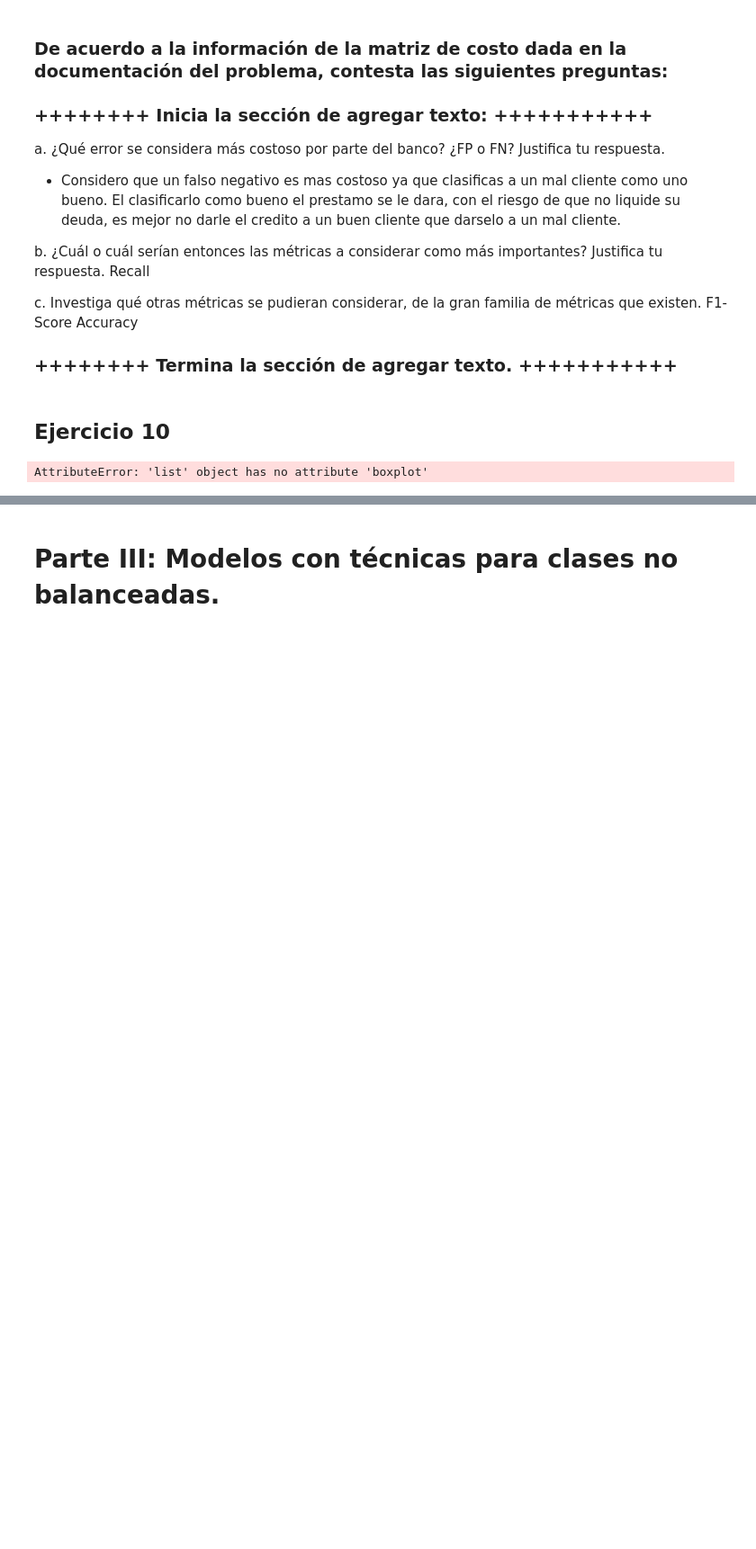
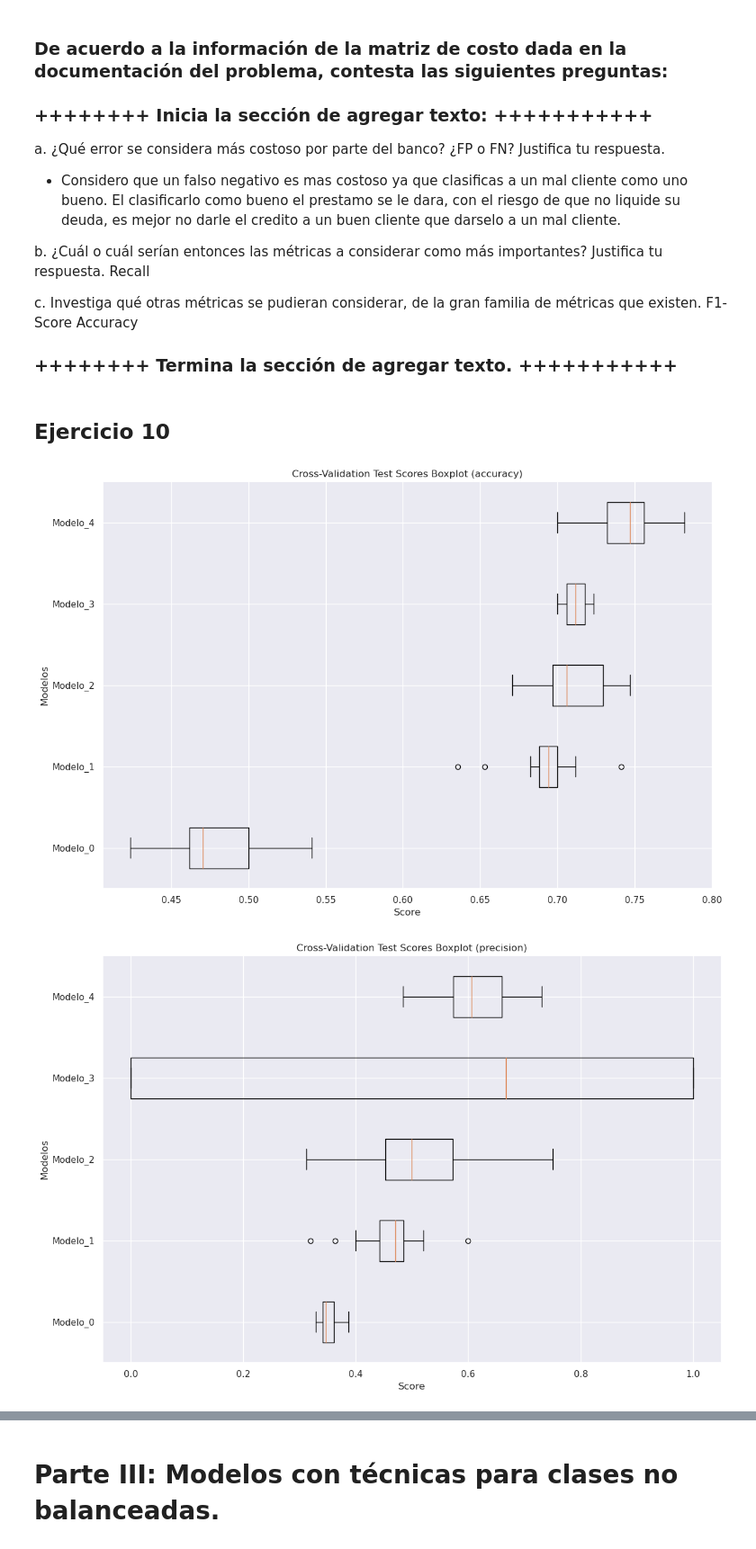
Before and after one commit to fran-dev-front/actividad2_3, a Jupyter notebook: semana_5_6/MNA_IAyAA_semana_5_y_6_Actividad.ipynb, the cells around one changed output, grey strips where cells are left out. Shown at 90% size. Drawn from its saved outputs; the diff is of its cells as text; code cells hidden in the pictures; blank space fills up the shorter version.

```diff
--- a/semana_5_6/MNA_IAyAA_semana_5_y_6_Actividad.ipynb
+++ b/semana_5_6/MNA_IAyAA_semana_5_y_6_Actividad.ipynb
@@ -48,7 +52,7 @@ from sklearn.model_selection import cross_validate
 # %%
 # Cargamos los datos:
 
-df = pd.read_csv("./south_german_credit/SouthGermanCredit.asc",sep=' ')
+df = pd.read_csv("./SouthGermanCredit.asc",sep=' ')
 print(df.shape)
 df.head(3)
 # %% [output]
@@ -554,10 +554,6 @@ def mis_modelos():
   modelos.append(DecisionTreeClassifier(max_depth=2, min_samples_split=5, random_state=42 ))
   nombres.append('DTree')
 
-  # Bosque Aleatorio:
-  modelos.append(RandomForestClassifier( n_estimators=100, max_depth=3, min_samples_split=2, random_state=42 ))
-  nombres.append('RF')
-
   # XGBoosting:
   modelos.append(XGBClassifier( n_estimators=100,  # Número de árboles en el bosque
     max_depth=3,       # Profundidad máxima de cada árbol
@@ -568,15 +564,7 @@ def mis_modelos():
     random_state=42 ))
   nombres.append('XGBoost')
 
-  # Red neuronal de Perceptrón Multicapa:
-  modelos.append(MLPClassifier( hidden_layer_sizes=(100,), activation='relu', solver='adam', alpha=0.0001,
-                    batch_size='auto', learning_rate='constant', learning_rate_init=0.001,
-                    max_iter=500, shuffle=True, random_state=42))
-  nombres.append('MLP')
 
-  # Máquina de Vectores de Soporte:
-  modelos.append(SVC( C=1.0, kernel='rbf', gamma='scale', probability=True, random_state=42 ))
-  nombres.append('SVM')
 
   # *********** Aquí termina la sección de agregar código *************
 
@@ -604,7 +592,11 @@ for i in range(len(modelos)):
   micv = RepeatedStratifiedKFold(n_splits=5, n_repeats=3)
 
   # Definimos las métricas que desamos recuperar:
-  mismetricas = {'accuracy','precision','recall','f1','roc_auc'}
+  mismetricas = {'accuracy': 'accuracy',
+           'precision': 'precision',
+           'recall': 'recall',
+           'f1': 'f1',
+           'roc_auc': 'roc_auc'}
 
   # Llevamos a cabo el entrenamiento:
   scores = cross_validate(pipeline,
@@ -712,19 +676,38 @@ Accuracy
 # %%
 # Obtener un diagrama de caja y bigotes (boxplot) múltiple de todos los modelos,
 # utilizando los resultados obtenidos con la métrica que consideraste más importante
 # en el ejercicio anterior:
 
 
 # ************* Inlcuye aquí tu código:**************************
 
 # Crear un diagrama de caja para visualizar la distribución de las probabilidades predichas
 
 # Crear un diagrama de caja para visualizar la distribución de las probabilidades predichas
-#resultados
-boxPlotData = [score['test_recall'] for score in resultados]
 
-boxPlotData.boxplot(figsize=(30,7))
+test_scores_por_modelo = {metric: {f'Modelo_{i}': [] for i in range(len(modelos))} for metric in mismetricas}
+
+# Extract and organize test scores for each metric and each model
+for i, scores_por_modelo in enumerate(resultados):
+    for metric, scoring_name in mismetricas.items():
+        if f'test_{scoring_name}' in scores_por_modelo:
+            test_scores_por_modelo[metric][f'Modelo_{mismetricas[i]}'].extend(scores_por_modelo[f'test_{scoring_name}'])
+
+# Create boxplots for each metric
+for metric, scores_por_modelo in test_scores_por_modelo.items():
+    plt.figure(figsize=(12, 8))
+    plt.boxplot(scores_por_modelo.values(), labels=scores_por_modelo.keys(), vert=False)
+    plt.title(f'Cross-Validation Test Scores Boxplot ({metric})')
+    plt.xlabel('Score')
+    plt.ylabel('Modelos')
+    plt.grid(True)
+    plt.tight_layout()
+    plt.show()
+
+# Crear el diagrama de caja
+
 
 # *********** Aquí termina la sección de agregar código *************
 # %% [output]
-AttributeError: 'list' object has no attribute 'boxplot'
+[figure, added]
+[figure, added]
```
Also changed, not shown: parts of 8 cells of this notebook.
